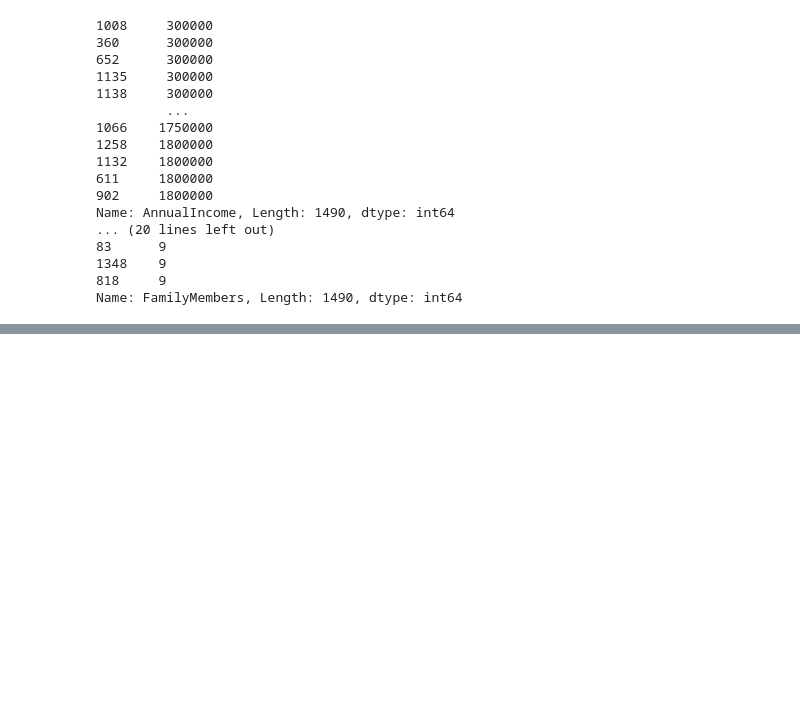
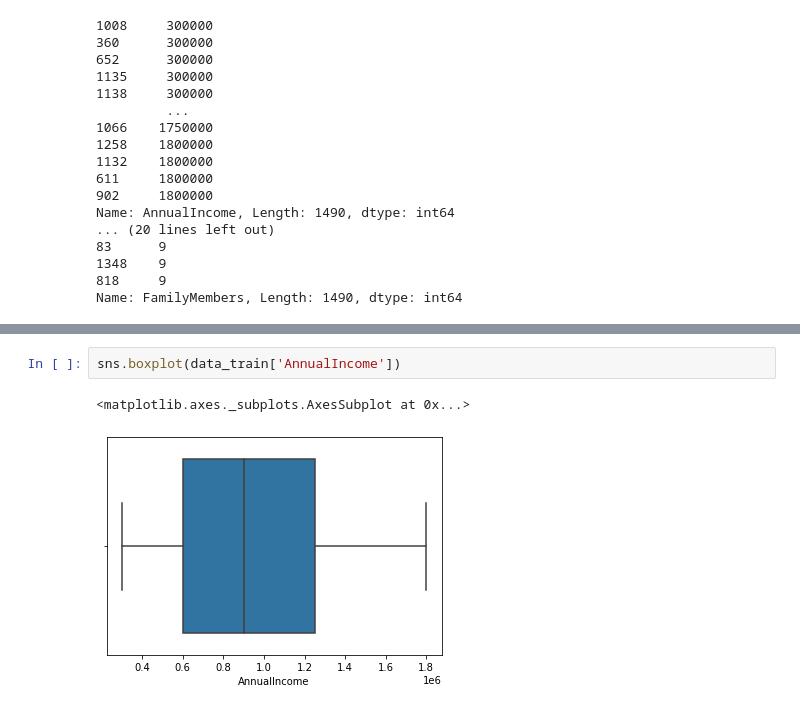
Before and after one commit to natanrajch/DiploDatos, a Jupyter notebook: Supervisado/Kaggle.ipynb, the cells around one changed output, grey strips where cells are left out. Saved outputs shown, nothing was run; the diff lists cells and outputs as text; blank space fills up the shorter version.

```diff
--- a/Supervisado/Kaggle.ipynb
+++ b/Supervisado/Kaggle.ipynb
@@ -272,0 +284,5 @@ sns.pairplot(data_train[['AnnualIncome', 'Age', 'FamilyMembers', 'TravelInsuranc
+# %%
+sns.boxplot(data_train['AnnualIncome'])
+# %% [output]
+<matplotlib.axes._subplots.AxesSubplot at 0x...>
+[figure, added]
```
Also changed, not shown: parts of 5 cells of this notebook.
